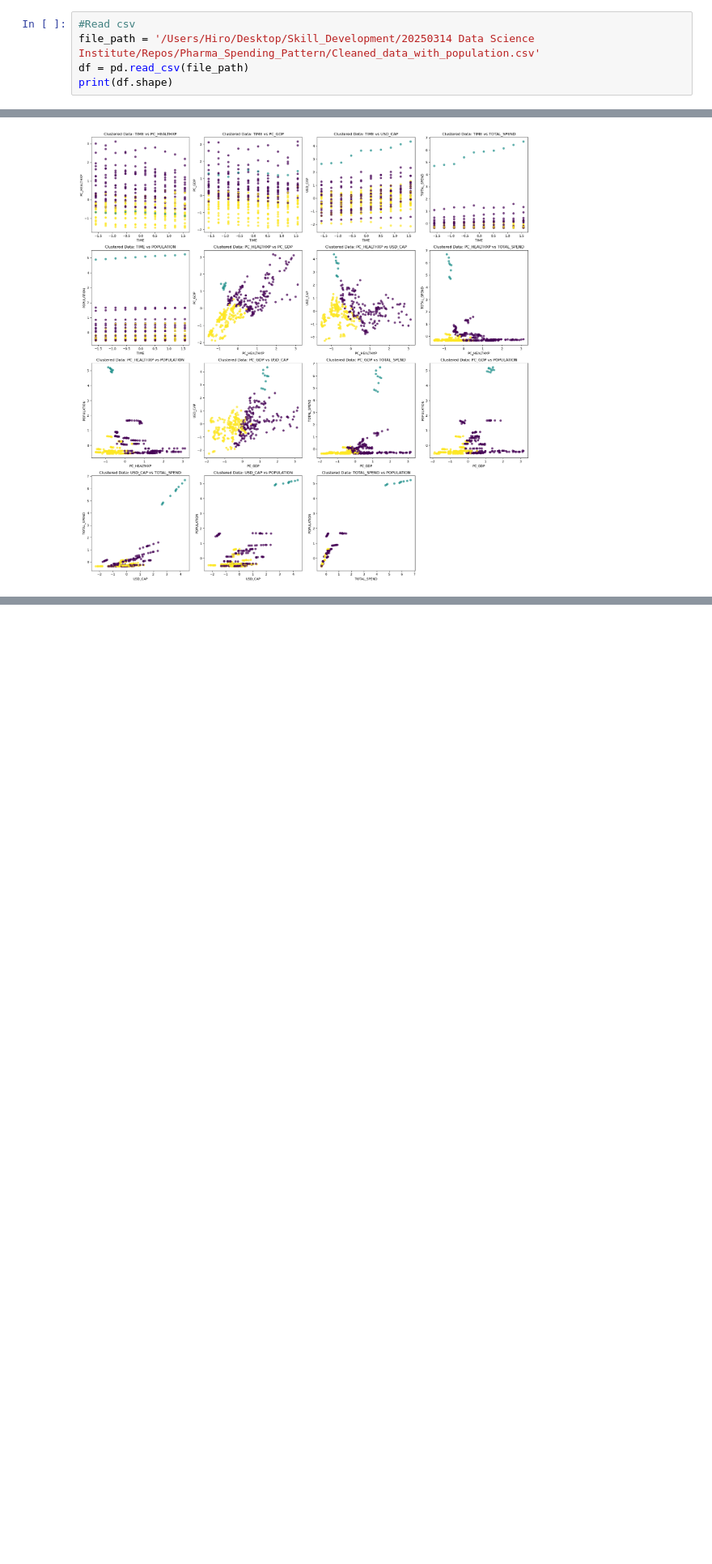
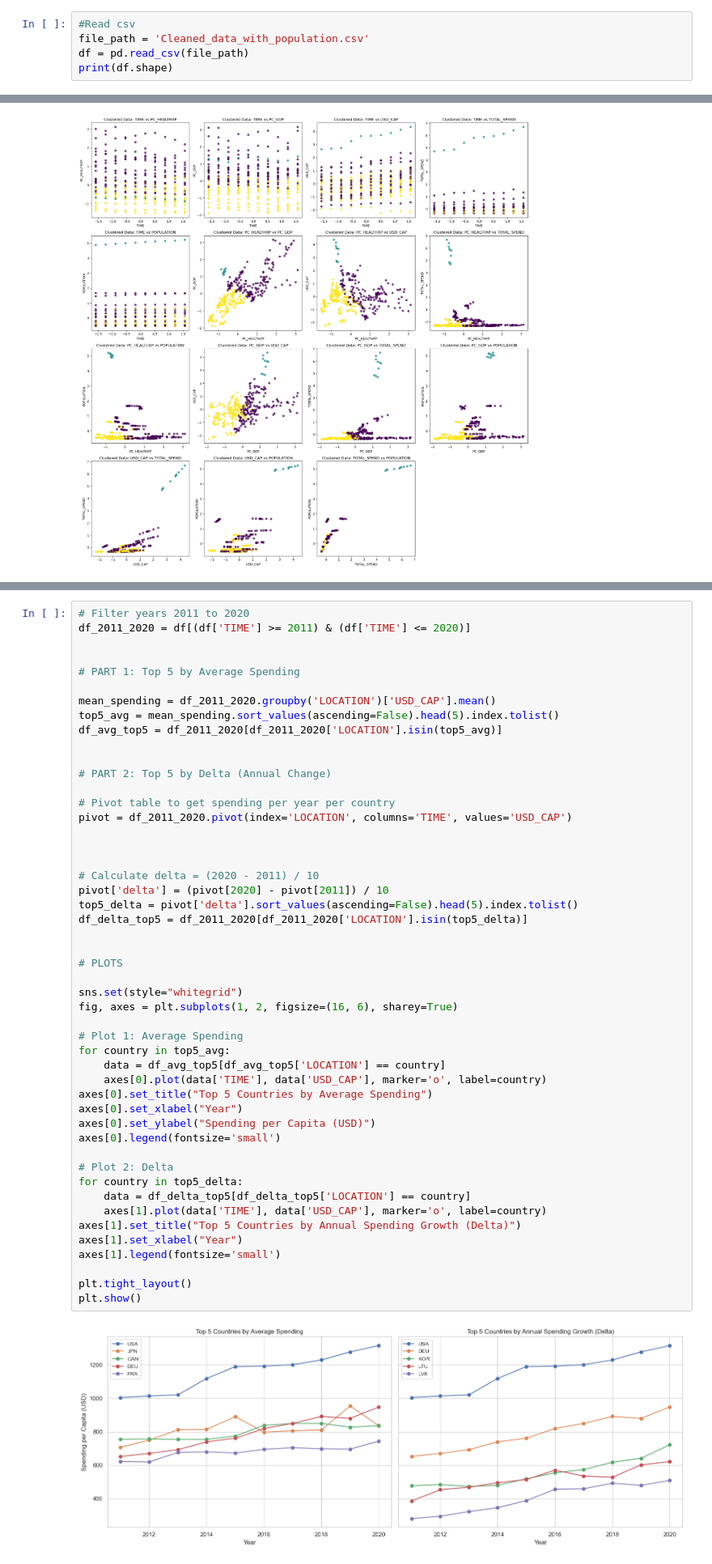
Before and after one commit to Bishudsi/Pharma_Spending_Pattern, a Jupyter notebook: Exploratory.ipynb, the cells around one changed output, grey strips where cells are left out. Shown at 81% size. Drawn from its saved outputs; the diff is of its cells as text; blank space fills up the shorter version.

```diff
--- a/Exploratory.ipynb
+++ b/Exploratory.ipynb
@@ -7,7 +7,7 @@ from sklearn.preprocessing import StandardScaler
 from sklearn.cluster import KMeans
 # %%
 #Read csv
-file_path = '/Users/Hiro/Desktop/Skill_Development/20250314 Data Science Institute/Repos/Pharma_Spending_Pattern/Cleaned_data_with_population.csv'
+file_path = 'Cleaned_data_with_population.csv'
 df = pd.read_csv(file_path)
 print(df.shape)
 # %% [output]
@@ -130,0 +158,51 @@ plot_feature_pairs(
+# %%
+# Filter years 2011 to 2020
+df_2011_2020 = df[(df['TIME'] >= 2011) & (df['TIME'] <= 2020)]
+
+
+# PART 1: Top 5 by Average Spending
+
+mean_spending = df_2011_2020.groupby('LOCATION')['USD_CAP'].mean()
+top5_avg = mean_spending.sort_values(ascending=False).head(5).index.tolist()
+df_avg_top5 = df_2011_2020[df_2011_2020['LOCATION'].isin(top5_avg)]
+
+
+# PART 2: Top 5 by Delta (Annual Change)
+
+# Pivot table to get spending per year per country
+pivot = df_2011_2020.pivot(index='LOCATION', columns='TIME', values='USD_CAP')
+
+
+
+# Calculate delta = (2020 - 2011) / 10
+pivot['delta'] = (pivot[2020] - pivot[2011]) / 10
+top5_delta = pivot['delta'].sort_values(ascending=False).head(5).index.tolist()
+df_delta_top5 = df_2011_2020[df_2011_2020['LOCATION'].isin(top5_delta)]
+
+
+# PLOTS
+
+sns.set(style="whitegrid")
+fig, axes = plt.subplots(1, 2, figsize=(16, 6), sharey=True)
+
+# Plot 1: Average Spending
+for country in top5_avg:
+    data = df_avg_top5[df_avg_top5['LOCATION'] == country]
+    axes[0].plot(data['TIME'], data['USD_CAP'], marker='o', label=country)
+axes[0].set_title("Top 5 Countries by Average Spending")
+axes[0].set_xlabel("Year")
+axes[0].set_ylabel("Spending per Capita (USD)")
+axes[0].legend(fontsize='small')
+
+# Plot 2: Delta
+for country in top5_delta:
+    data = df_delta_top5[df_delta_top5['LOCATION'] == country]
+    axes[1].plot(data['TIME'], data['USD_CAP'], marker='o', label=country)
+axes[1].set_title("Top 5 Countries by Annual Spending Growth (Delta)")
+axes[1].set_xlabel("Year")
+axes[1].legend(fontsize='small')
+
+plt.tight_layout()
+plt.show()
+# %% [output]
+[figure, added]
```
Also changed, not shown: parts of 2 cells of this notebook.
